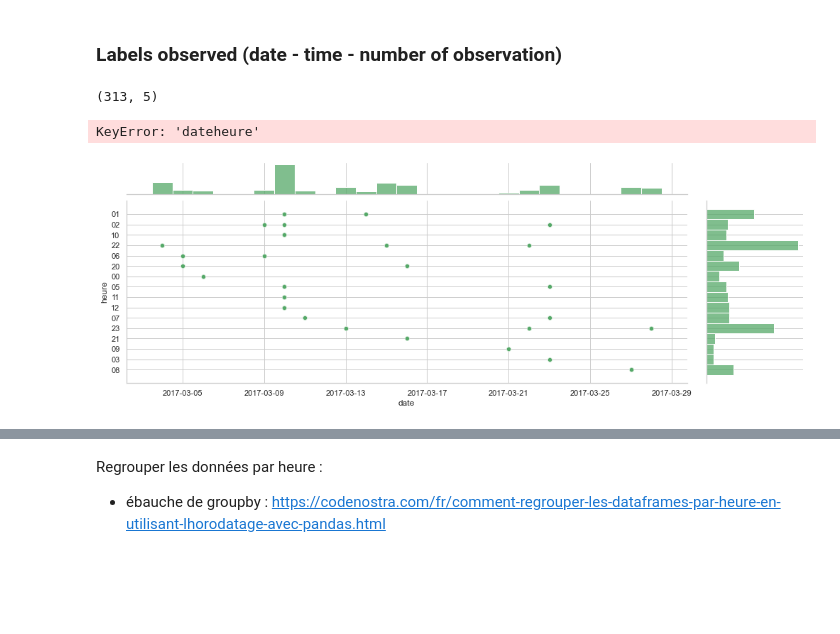
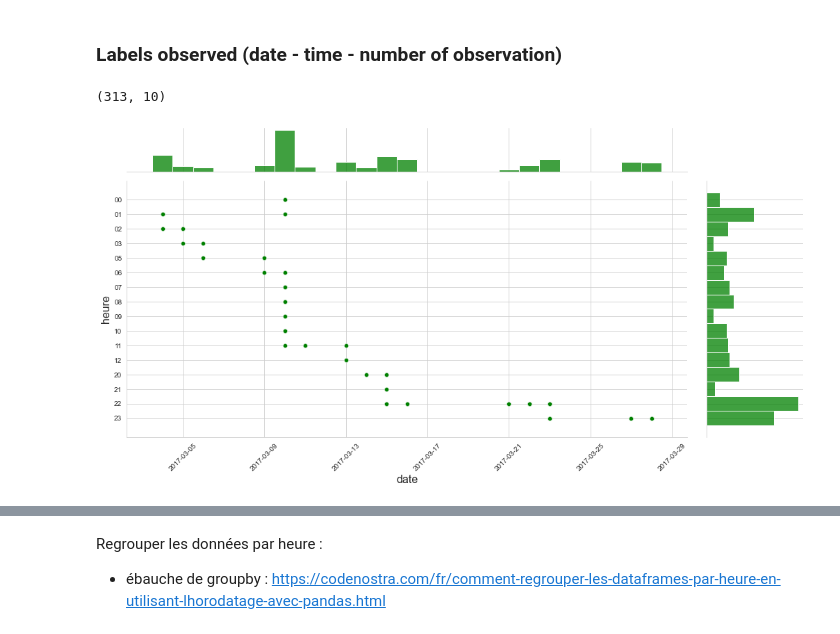
Before and after one commit to student-GML/crapauduc, a Jupyter notebook: labels_counts_analysis.ipynb, the cells around one changed output, grey strips where cells are left out. Cells and saved outputs as stored; diff of their text form; code cells hidden in the pictures; blank space fills up the shorter version.

Commit message:
Labels counts analysis - TODO : with path_and_bounding_box.csv file

```diff
--- a/labels_counts_analysis.ipynb
+++ b/labels_counts_analysis.ipynb
@@ -31,8 +31,10 @@ df_labels['dateheure'] = [dt.fromtimestamp(x) for x in df_labels['timestamp']]
 df_labels = df_labels.drop(columns=['timestamp'])
 # %%
 # Split datetime into date and time
-df_labels['date']  = [d.date() for d in df_labels['dateheure']]
-df_labels['heure'] = [d.time() for d in df_labels['dateheure']]
+df_labels['date']   = [d.date() for d in df_labels['dateheure']]
+df_labels['h_m_s']  = [d.time() for d in df_labels['dateheure']]
+df_labels['h']      = [d.hour for d in df_labels['dateheure']]
+
+df_labels['annee']  = [d.year for d in df_labels['dateheure']]
+df_labels['mois']   = [d.strftime("%B") for d in df_labels['dateheure']]
+df_labels['jour']   = [d.day for d in df_labels['dateheure']]
-# %%
-# Reorder dataframe for estethic display purpose
-df_labels = df_labels[['date', 'heure', 'crapaud', 'grenouille', 'triton']]
@@ -138,22 +139,28 @@ df_activated_label = df_labels.loc[(df_labels['crapaud'] != 0)    |
 # = number of samples in given dataset where we observed at least one of the labels
 df_activated_label.shape
 # %% [output]
-(313, 5)
+(313, 10)
 # %%
 # in progress ...
 
-df_activated_label.groupby([df_activated_label['dateheure'].dt.hour])
-df_activated_label
+#df_activated_label.groupby([df_activated_label['dateheure'].dt.hour])
+#df_activated_label
-# %% [output]
-KeyError: 'dateheure'
 # %%
-# Regroupement des données par heure d'observation { [00:00:00, 01:00:00[ , ... , [23:00:00, 00:00:00[ }
-y = [k.strftime('%H') for k in df_activated_label['heure']]
+# Regroupement des données par heure d'observation
+
+# Reprise du df avec les données labellées pour le trier par heures croissantes
+df_activated_sorted_h = df_activated_label.sort_values(by=['h_m_s'])
+
+# Pour n'avoir que les heures pleines sur l'axe des y
+y = [k.strftime('%H') for k in df_activated_sorted_h['h_m_s']]
 
 sns.set_style("whitegrid")
 plot = sns.jointplot(data=df_activated_label, x ='date',color="g", y=y)
-plot.set_axis_labels('date', 'heure')
+plot.set_axis_labels('date', 'heure', fontsize=16)
+
+plot.ax_joint.tick_params(axis="x", rotation=45)
+
 plot.fig.set_figwidth(15)
-plot.fig.set_figheight(5)
+plot.fig.set_figheight(7)
 # %% [output]
-[figure, old version]
+[figure, new version]
```
Also changed, not shown: parts of 10 cells of this notebook.
